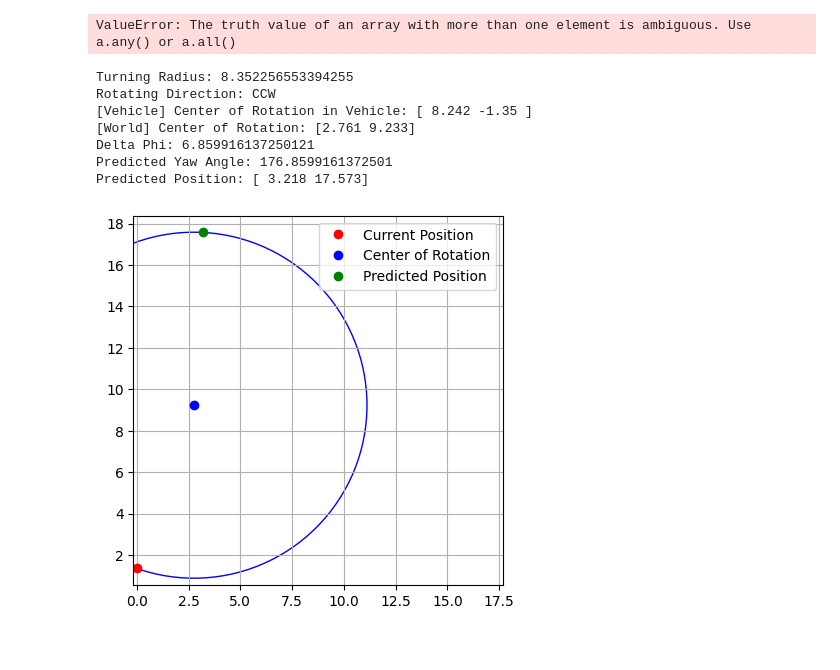
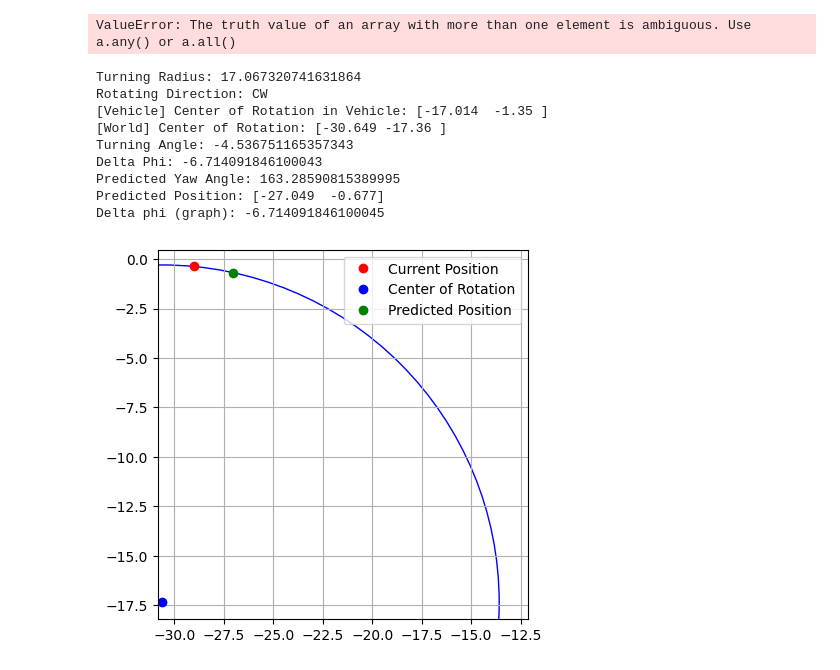
Before and after one commit to chanyca/DReyeVR, a Jupyter notebook: PythonAPI/examples/HapticSharedControl/algorithm.ipynb, the cells around one changed output. Saved outputs shown, nothing was run; the diff lists cells and outputs as text; code cells hidden in the pictures.

```diff
--- a/PythonAPI/examples/HapticSharedControl/algorithm.ipynb
+++ b/PythonAPI/examples/HapticSharedControl/algorithm.ipynb
@@ -380,6 +387,9 @@ def rotation_matrix_cw(angle_rad):
         [[np.cos(angle_rad), -np.sin(angle_rad)], [np.sin(angle_rad), np.cos(angle_rad)]]
     )
 
+def getAngle(a, b, c, degrees=False):
+    angle_rad = math.atan2(c[1] - b[1], c[0] - b[0]) - math.atan2(a[1] - b[1], a[0] - b[0])
+    return math.degrees(angle_rad) if degrees else angle_rad
 
 def predict_position(current_position, current_yaw_angle_deg, vehicle_steering_angle_deg, vel=2, tp=1):
     wheelbase = 3  # meter
@@ -419,57 +429,61 @@ def predict_position(current_position, current_yaw_angle_deg, vehicle_steering_a
 
     # # rotating around the center of rotation
     # rotating_angle_rad = turning_angle_rad - np.pi / 2
-
+    print("Turning Angle:", np.degrees(turning_angle_rad))
     # calculate the predicted position
-    delta_phi_rad =  vel * tp / turning_radius
+    delta_phi_rad = - rotating_direction * vel * tp / turning_radius
     # delta_phi_rad = - angular_speed * tp
     delta_phi_deg = np.degrees(delta_phi_rad)
     print("Delta Phi:", delta_phi_deg)
 
-    predict_yaw_angle_deg = current_yaw_angle_deg + delta_phi_deg
+    # predict_yaw_angle_deg = current_yaw_angle_deg + delta_phi_deg
 
     predict_yaw_angle_rad = current_yaw_angle_rad + delta_phi_rad
+    predict_yaw_angle_deg = np.degrees(predict_yaw_angle_rad)
 
     print("Predicted Yaw Angle:", predict_yaw_angle_deg)
 
     predicted_position_in_world = center_of_rotation_with_world + turning_radius * np.array(
         [
-            np.cos(predict_yaw_angle_rad - np.pi/2),
-            np.sin(predict_yaw_angle_rad - np.pi/2),
+            np.cos(predict_yaw_angle_rad - turning_angle_rad + rotating_direction * np.pi/2),
+            np.sin(predict_yaw_angle_rad - turning_angle_rad + rotating_direction * np.pi/2),
         ]
     )
 
     print("Predicted Position:", predicted_position_in_world.round(3))
+    print("Delta phi (graph):", getAngle(current_position, center_of_rotation_with_world, predicted_position_in_world, degrees=True))
 
     return predicted_position_in_world, center_of_rotation_with_world
 
 
-position = [0, 0.45 * 3]
+position = [-29.02415039, -0.37066772]
 yaw = 170
-steering_angle = 20
-vel = 1
+steering_angle = -10
+vel = -2
 tp = 1
 
 position_next, cow = predict_position(position, yaw, steering_angle, vel=vel, tp=tp)
 
 plt.plot(position[0], position[1], "ro", label="Current Position")
 plt.plot(cow[0], cow[1], "bo", label="Center of Rotation")
 plt.plot(position_next[0], position_next[1], "go" , label="Predicted Position")
 circle = plt.Circle(
     cow, math.hypot(cow[0] - position[0], cow[1] - position[1]), color="b", fill=False
 )
 plt.gca().add_artist(circle)
 
 plt.grid()
 plt.legend()
 plt.axis("square")
 plt.show()
 # %% [output]
-Turning Radius: 8.352256553394255
-Rotating Direction: CCW
-[Vehicle] Center of Rotation in Vehicle: [ 8.242 -1.35 ]
-[World] Center of Rotation: [2.761 9.233]
-Delta Phi: 6.859916137250121
-Predicted Yaw Angle: 176.8599161372501
-Predicted Position: [ 3.218 17.573]
+Turning Radius: 17.067320741631864
+Rotating Direction: CW
+[Vehicle] Center of Rotation in Vehicle: [-17.014  -1.35 ]
+[World] Center of Rotation: [-30.649 -17.36 ]
+Turning Angle: -4.536751165357343
+Delta Phi: -6.714091846100043
+Predicted Yaw Angle: 163.28590815389995
+Predicted Position: [-27.049  -0.677]
+Delta phi (graph): -6.714091846100045
-[figure, old version]
+[figure, new version]
```
Also changed, not shown: parts of 1 cell of this notebook, 3 other files.
